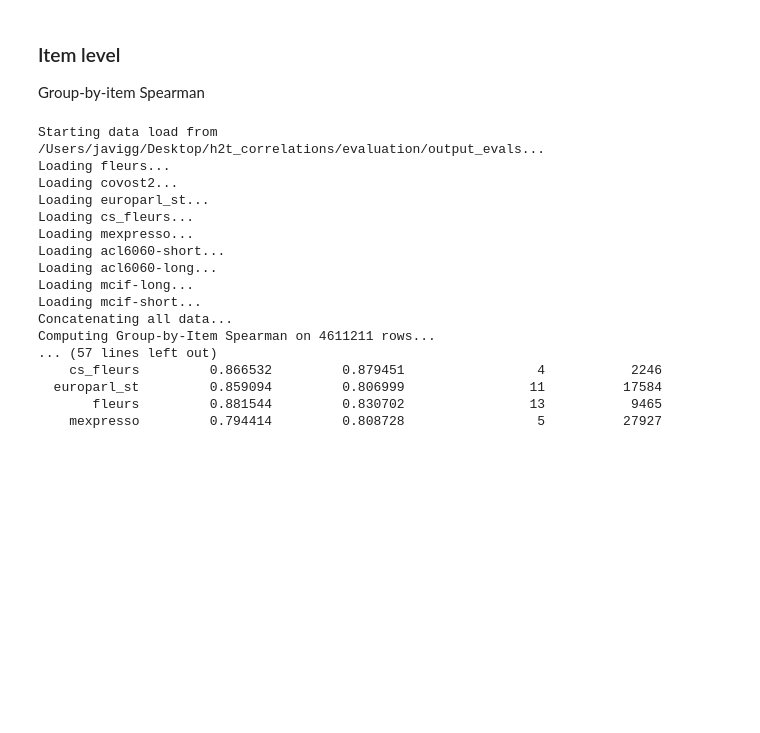
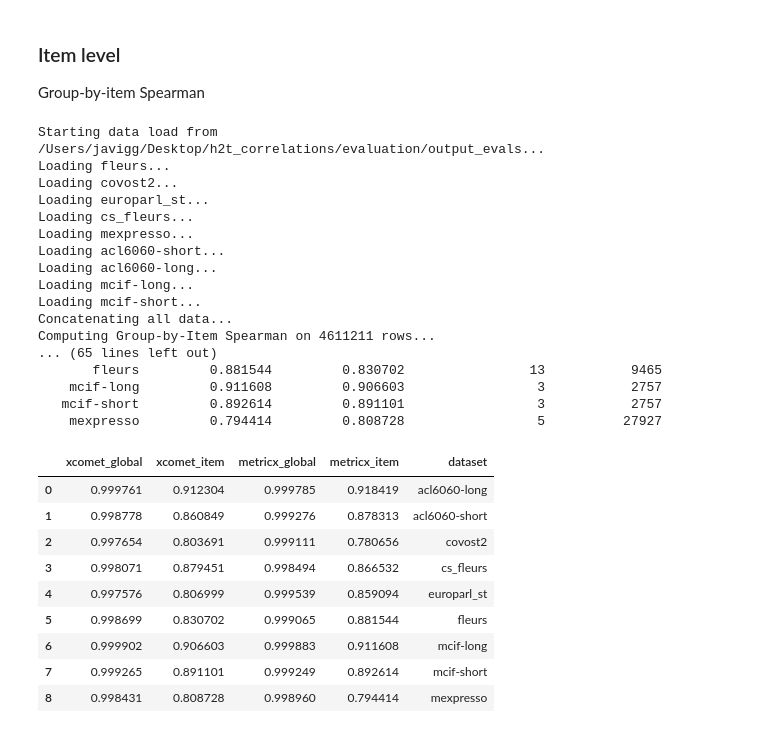
Before and after one commit to sarapapi/hearing2translate, a Jupyter notebook: analysis/correlations_qe_ref/correlations.ipynb, the cells around one changed output. Saved outputs shown, nothing was run; the diff lists cells and outputs as text; code cells hidden in the pictures; blank space fills up the shorter version.

Commit message:
add latex table, fix mcif item-level

```diff
--- a/analysis/correlations_qe_ref/correlations.ipynb
+++ b/analysis/correlations_qe_ref/correlations.ipynb
@@ -163,7 +163,7 @@ with pd.option_context("display.max_rows", None, "display.precision", 4):
     print(corr_table.to_string(index=False))
 
 # Dataset-level summary with Significance Count
-summary = (
+summary_global_pearson = (
     corr_table
     .groupby("dataset", as_index=False)
     .agg(
@@ -177,7 +177,7 @@ summary = (
 )
 
 print("\n=== Dataset-level summary (Mean Correlation & Significance) ===")
-print(summary.to_string(index=False))
+print(summary_global_pearson.to_string(index=False))
 # %% [output]
 ### Detailed Pearson Correlations (per Dataset & Direction) ###
       dataset language_pair  mx_pearson   mx_p_val  xc_pearson   xc_p_val  n_mx  n_xc
@@ -261,7 +261,7 @@ def load_all_jsons(base_dir, manifests_dir, direction_pairs, system_names):
             with results_path.open('r', encoding='utf-8') as f:
                 system_results = [json.loads(line) for line in f]
 
-            for it in system_results:
+            for index_sample, it in enumerate(system_results):
                 linguapy_val = it['metrics']['linguapy_score']
                 it['linguapy_score'] = linguapy_val[0] if isinstance(linguapy_val, list) else linguapy_val
 
@@ -282,6 +282,9 @@ def load_all_jsons(base_dir, manifests_dir, direction_pairs, system_names):
 
                 if not pd.isna(it[METRICX_REF]) and not is_valid_lang:
                     it[METRICX_REF] = 25
+
+                if 'mcif' in it['dataset_id']:
+                    it['sample_id'] = str(index_sample)
 
             all_results[direction][system] = system_results
 
@@ -359,14 +362,11 @@ def compute_item_level_correlations(
         xc_ref_count = sub_df[XCOMET_REF].notna().sum() if XCOMET_REF in sub_df.columns else 0
 
         if require_ref_coverage and (mx_ref_count < min_items_with_ref or xc_ref_count < min_items_with_ref):
-            # If you want to be stricter/looser, adjust logic above.
-            # This matches your ask: directions where ref-based scores won't exist -> exclude.
             continue
 
         mx_spearman = get_byitem_spearman(sub_df, METRICX_REF, METRICX_QE)
         xc_spearman = get_byitem_spearman(sub_df, XCOMET_REF, XCOMET_QE)
 
-        # Optional: if after filtering there's no valid pairs, skip
         if require_ref_coverage and (np.isnan(mx_spearman) or np.isnan(xc_spearman)):
             continue
 
@@ -429,7 +429,7 @@ with pd.option_context("display.max_rows", None, "display.precision", 4):
     print(corr_table.to_string(index=False))
 
 # Dataset-level summary
-summary = (
+summary_item_level = (
     corr_table
     .groupby("dataset", as_index=False)
     .agg(
@@ -442,7 +442,7 @@ summary = (
 )
 
 print("\n=== Dataset-level summary (Global Average) ===")
-print(summary.to_string(index=False))
+print(summary_item_level.to_string(index=False))
 # %% [output]
 Starting data load from /Users/javigg/Desktop/h2t_correlations/evaluation/output_evals...
 Loading fleurs...
@@ -456,8 +456,27 @@ Loading mcif-long...
 Loading mcif-short...
 Concatenating all data...
 Computing Group-by-Item Spearman on 4611211 rows...
-... (57 lines left out)
-    cs_fleurs         0.866532         0.879451                 4           2246
-  europarl_st         0.859094         0.806999                11          17584
+... (65 lines left out)
        fleurs         0.881544         0.830702                13           9465
+    mcif-long         0.911608         0.906603                 3           2757
+   mcif-short         0.892614         0.891101                 3           2757
     mexpresso         0.794414         0.808728                 5          27927
+# %%
+final_table = pd.DataFrame({'xcomet_global': summary_global_pearson['avg_xc_pearson'],
+                            'xcomet_item': summary_item_level['avg_xc_spearman'],
+                            'metricx_global': summary_global_pearson['avg_mx_pearson'],
+                            'metricx_item': summary_item_level['avg_mx_spearman'],
+                            'dataset': summary_item_level.dataset } )
+# %%
+final_table
+# %% [output]
+|  | xcomet_global | xcomet_item | metricx_global | metricx_item | dataset |
+| 0 | 0.999761 | 0.912304 | 0.999785 | 0.918419 | acl6060-long |
+| 1 | 0.998778 | 0.860849 | 0.999276 | 0.878313 | acl6060-short |
+| 2 | 0.997654 | 0.803691 | 0.999111 | 0.780656 | covost2 |
+| 3 | 0.998071 | 0.879451 | 0.998494 | 0.866532 | cs_fleurs |
+| 4 | 0.997576 | 0.806999 | 0.999539 | 0.859094 | europarl_st |
+| 5 | 0.998699 | 0.830702 | 0.999065 | 0.881544 | fleurs |
+| 6 | 0.999902 | 0.906603 | 0.999883 | 0.911608 | mcif-long |
+| 7 | 0.999265 | 0.891101 | 0.999249 | 0.892614 | mcif-short |
+| 8 | 0.998431 | 0.808728 | 0.998960 | 0.794414 | mexpresso |
```
Also changed, not shown: parts of 1 cell of this notebook.
